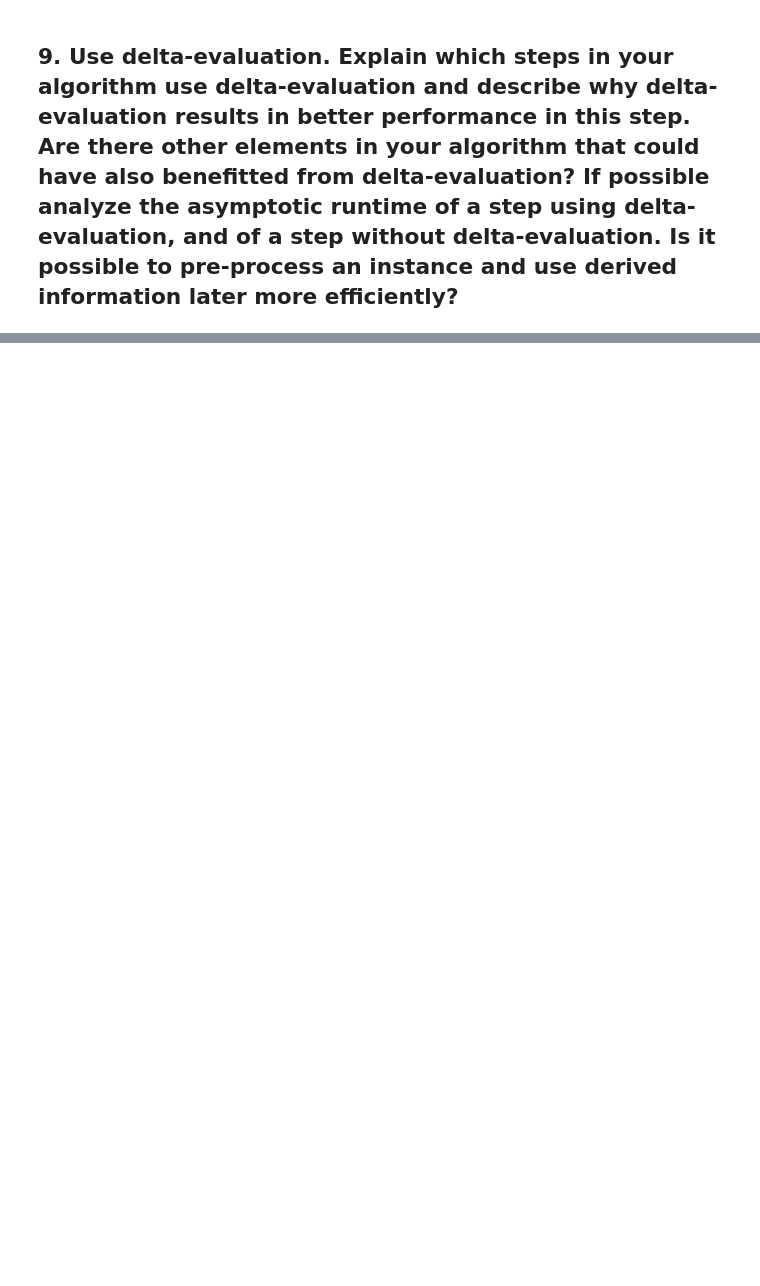
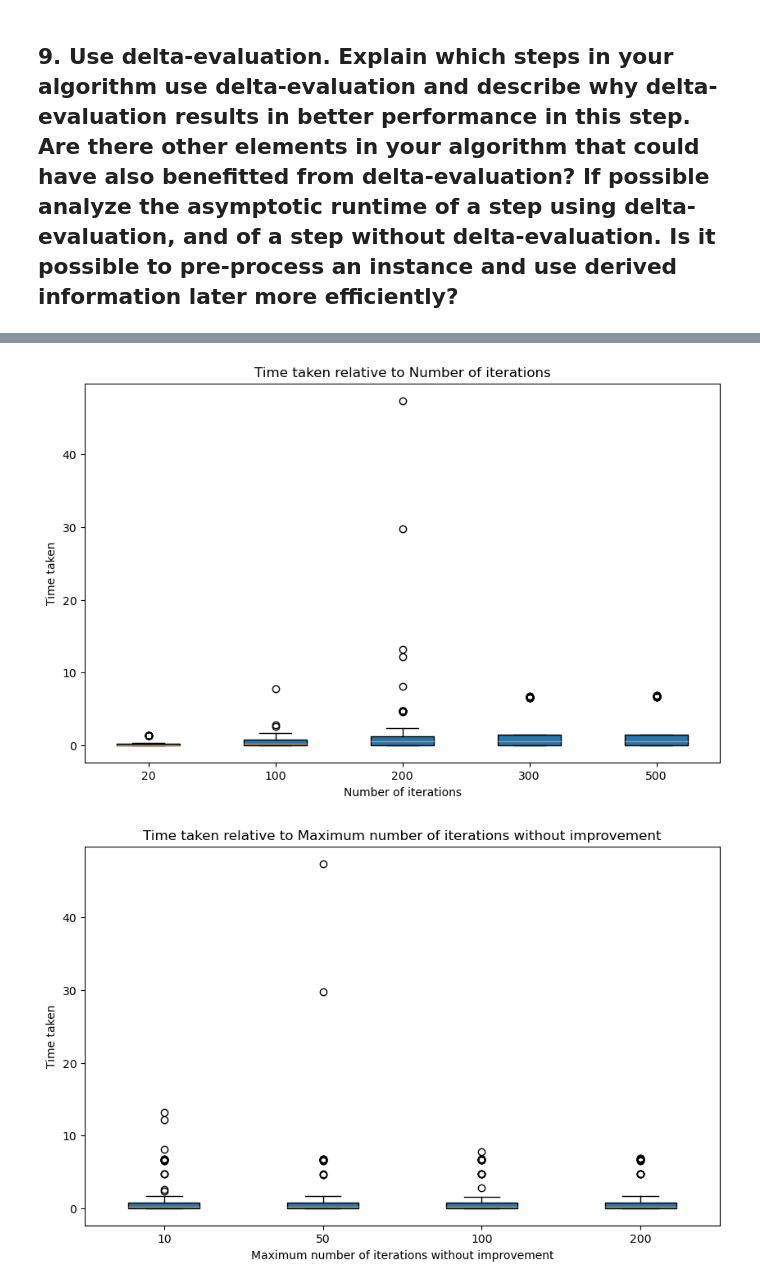
Before and after one commit to bergio13/heuristic-optimization-MWCCP, a Jupyter notebook: Hw1.ipynb, the cells around one changed output, grey strips where cells are left out. Saved outputs shown, nothing was run; the diff lists cells and outputs as text; code cells hidden in the pictures; blank space fills up the shorter version.

```diff
--- a/Hw1.ipynb
+++ b/Hw1.ipynb
@@ -2127,0 +2686,26 @@ Improvements per neighborhood:
+# %%
+time_taken_func = lambda x: sum([result[3].runtime for result in x]) / len(x)
+#Graph the Time taken relative to the number of iterations
+graph_results_box_plot(results, lambda x: x[0], time_taken_func, 'Number of iterations', 'Time taken')
+
+# Graph the Time taken relative to the maximum number of iterations without improvement
+graph_results_box_plot(results, lambda x: x[1], time_taken_func, 'Maximum number of iterations without improvement', 'Time taken')
+
+# Graph the Time taken relative to the neighborhood order
+neigborhood_names = {
+    NeighborhoodType.SWAP: "SWAP",
+    NeighborhoodType.INSERT: "INSERT",
+    NeighborhoodType.REVERSE: "REVERSE"
+}
+graph_results_box_plot(results, (lambda x: ", ".join([neigborhood_names[neighborhood] for neighborhood in x[2]])), time_taken_func, 'Neighborhood order', 'Time taken', x_rotation=90)
+
+# Graph the Time taken relative to the step function
+names_dict = {
+        StepFunction.BEST_IMPROVEMENT: "BEST_IMPROVEMENT",
+        StepFunction.FIRST_IMPROVEMENT: "FIRST_IMPROVEMENT",
+        StepFunction.RANDOM: "RANDOM"
+}
+graph_results_box_plot(results, lambda x: names_dict[x[3]], time_taken_func, 'Step function', 'Time taken')
+# %% [output]
+[figure, added]
+[figure, added]
```
Also changed, not shown: parts of 52 cells of this notebook.
